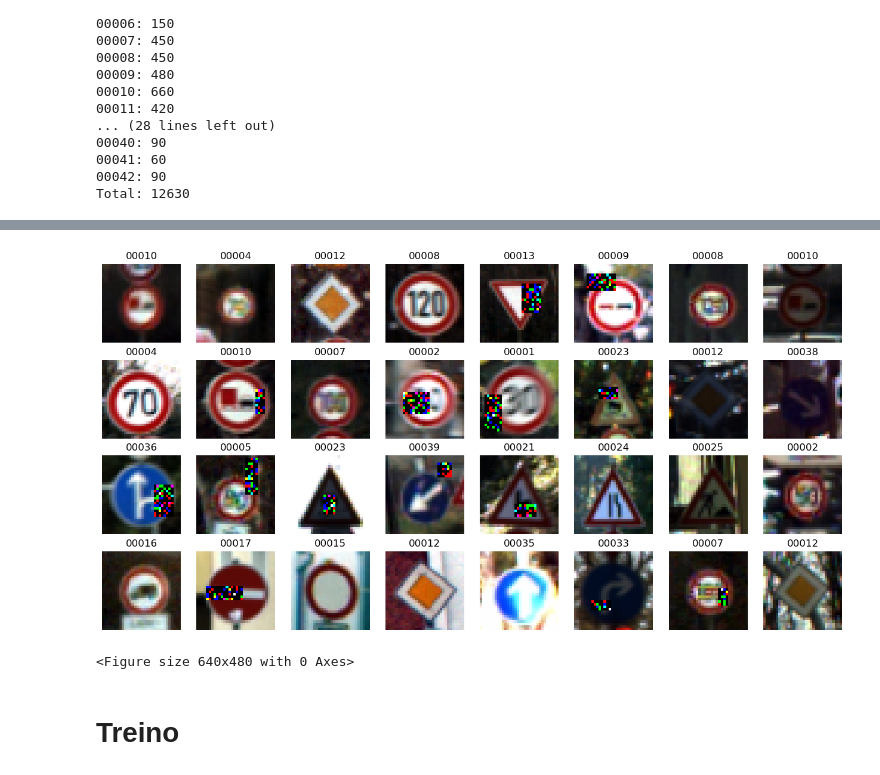
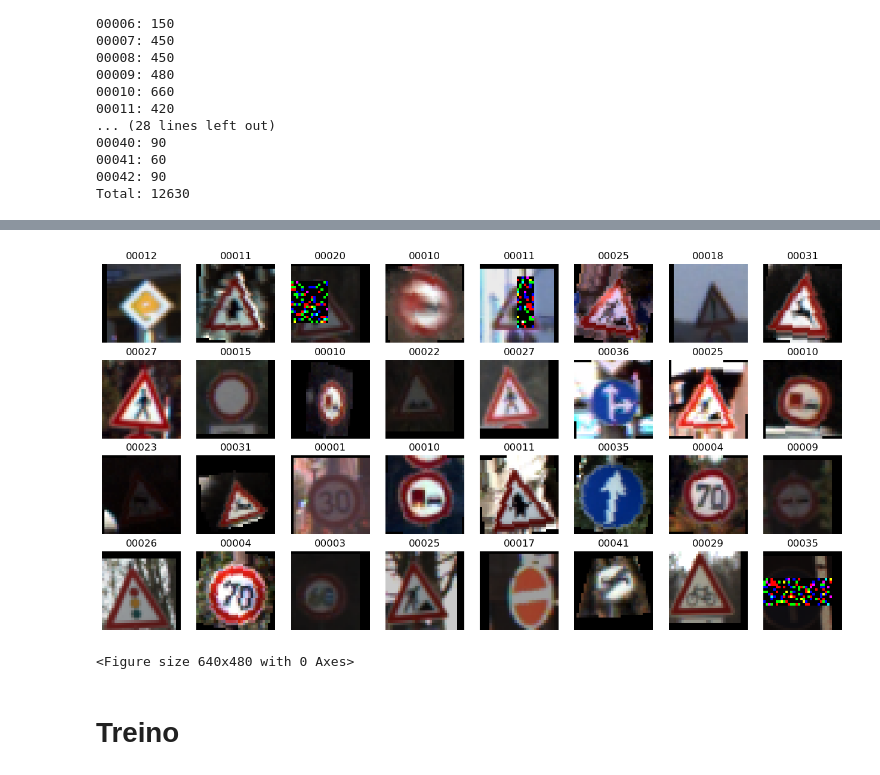
Before and after one commit to findingmarta/VCPI-2324, a Jupyter notebook: GTSRB/dynamic_augmentation/dynamic_augmentation_I_oclude.ipynb, the cells around one changed output, grey strips where cells are left out. Drawn from its saved outputs; the diff is of its cells as text; code cells hidden in the pictures.

```diff
--- a/GTSRB/dynamic_augmentation/dynamic_augmentation_I_oclude.ipynb
+++ b/GTSRB/dynamic_augmentation/dynamic_augmentation_I_oclude.ipynb
@@ -106,3 +109,14 @@ transform_test = v2.Compose([
     v2.ToImage(),                          # Convert to tensor
     v2.ToDtype(torch.float32, scale=True)  # Normalize to [0,1]
 ])
+# %%
+new_transform_train = v2.Compose([
+    v2.Resize((IMAGE_SIZE, IMAGE_SIZE)),
+    v2.ColorJitter(brightness=0.5),        # Randomly change the brightness image by a factor of 0.3 (0.7 to 1.3)
+    v2.RandomCrop(IMAGE_SIZE, padding=4),  # Crop the image to a random size of (32, 32)
+    v2.RandomErasing(p=0.4, scale=(0.02, 0.10), value='random'), # Randomly erase the image
+    v2.ToImage(),                          # Convert to tensor
+    v2.ToDtype(torch.float32, scale=True)  # Normalize to [0,1]
+])
+# %%
+new_train_set = torchvision.datasets.ImageFolder(root=pathTrain, transform=new_transform_train)
@@ -109,6 +125,7 @@ transform_test = v2.Compose([
+# %%
+increased_dataset = torch.utils.data.ConcatDataset([train_set, new_train_set])
 # %%
-train_set = torchvision.datasets.ImageFolder(root=pathTrain, transform=transform_train)
-train_loader = torch.utils.data.DataLoader(train_set, batch_size=BATCH_SIZE, shuffle=True)
+train_loader = torch.utils.data.DataLoader(increased_dataset, batch_size=BATCH_SIZE, shuffle=True)
 
 test_set = torchvision.datasets.ImageFolder(root=pathTest, transform=transform_test)
 test_loader = torch.utils.data.DataLoader(test_set, batch_size=BATCH_SIZE)
@@ -209,7 +226,7 @@ tensor([10,  4, 12,  8, 13,  9,  8, 10,  4, 10,  7,  2,  1, 23, 12, 38, 36,  5,
 # %%
-vcpi_util.show_images(4,8,images, targets, train_set.classes)
+vcpi_util.show_images(4,8,images, targets, increased_dataset.datasets[0].classes)
 # %% [output]
-[figure, old version]
+[figure, new version]
 <Figure size 640x480 with 0 Axes>
 # %% [markdown]
 # Treino
```
Also changed, not shown: parts of 15 cells of this notebook, 5 other files.
